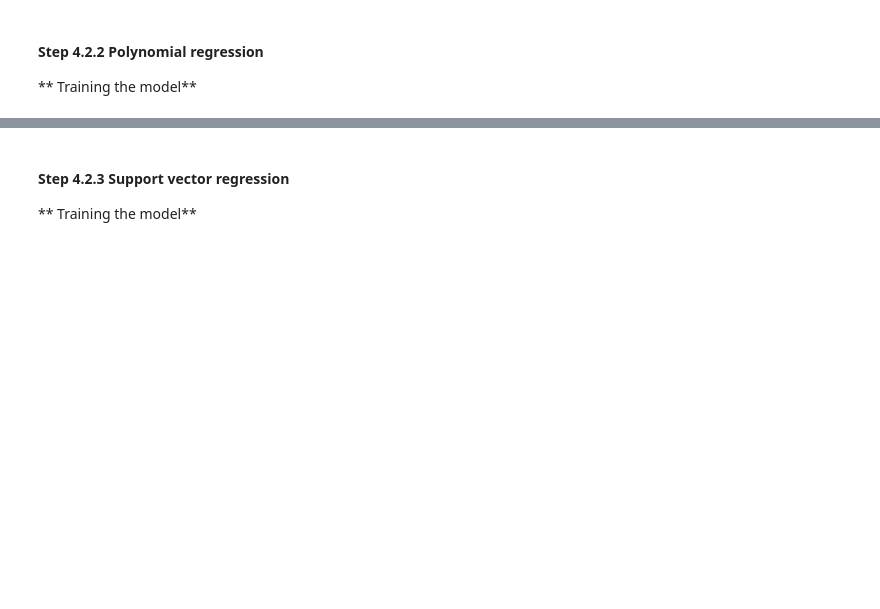
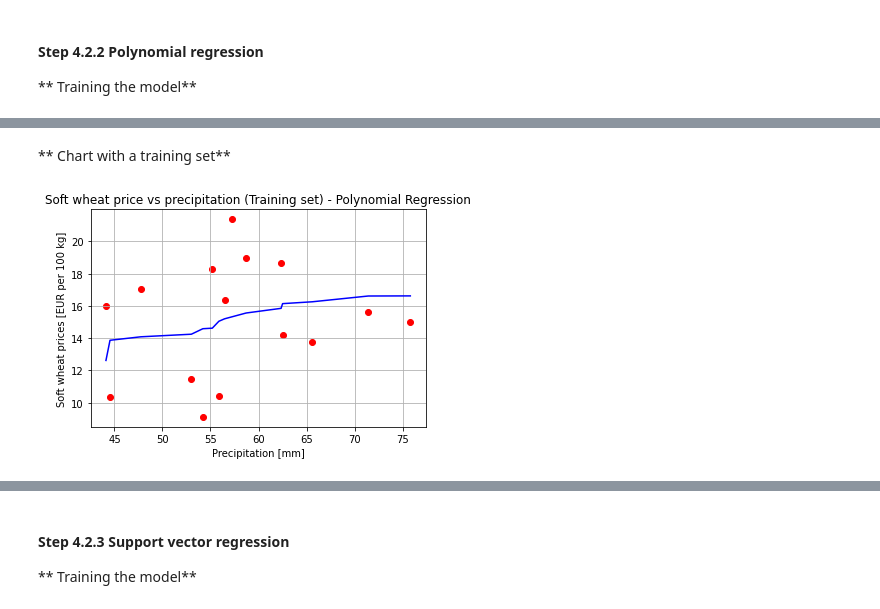
Before and after one commit to wkrzywiec/polish-crops, a Jupyter notebook: polish-crops.ipynb, the cells around one changed output, grey strips where cells are left out. Drawn from its saved outputs; the diff is of its cells as text; code cells hidden in the pictures; blank space fills up the shorter version.

Commit message:
polynomial regression for precipitation

```diff
--- a/polish-crops.ipynb
+++ b/polish-crops.ipynb
@@ -560,3 +560,8 @@ plt.show()
 #### Step 4.2.2 Polynomial regression
 
 ** Training the model**
+# %%
+poly_reg = PolynomialFeatures(degree = 4)
+x_poly = poly_reg.fit_transform(x_train)
+poly_model = LinearRegression()
+poly_model.fit(x_poly, y_train)
@@ -562,0 +593,14 @@ plt.show()
+# %% [markdown]
+** Chart with a training set**
+# %%
+plt.scatter(x_train, y_train, color = 'red')
+x_plot = np.sort(x_train, axis=0)
+y_plot = np.sort(poly_model.predict(poly_reg.fit_transform(x_train)))
+plt.plot(x_plot, y_plot, color = 'blue')
+plt.title('Soft wheat price vs precipitation (Training set) - Polynomial Regression')
+plt.xlabel('Precipitation [mm]')
+plt.ylabel('Soft wheat prices [EUR per 100 kg]')
+plt.grid()
+plt.show()
+# %% [output]
+[figure, added]
```
Also changed, not shown: parts of 7 cells of this notebook.
